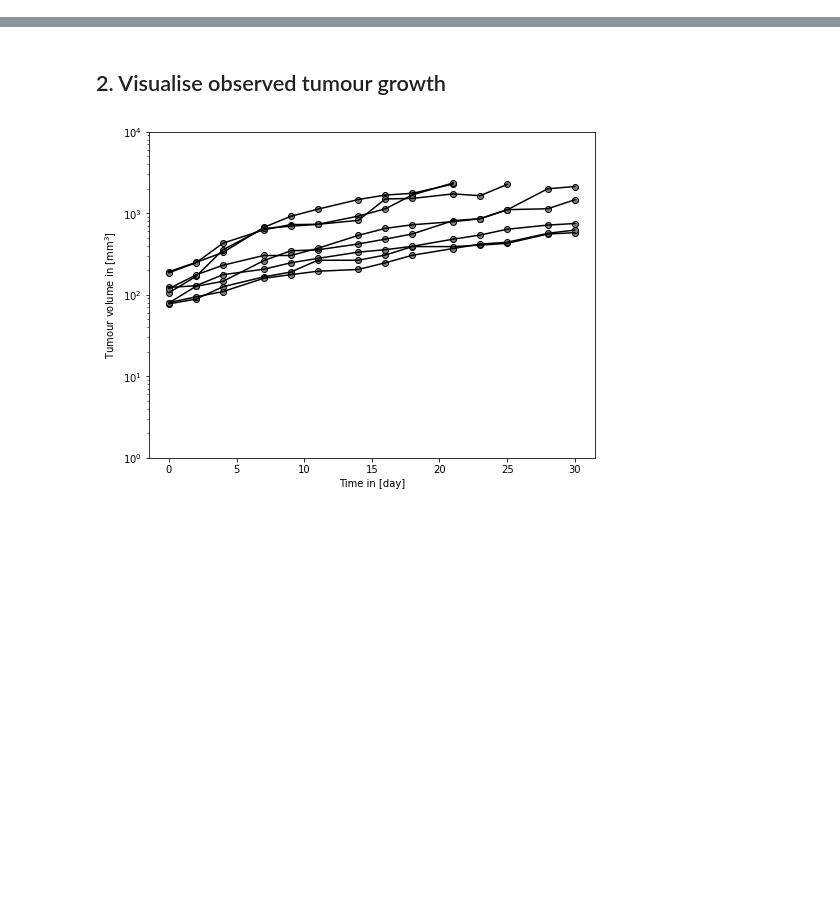
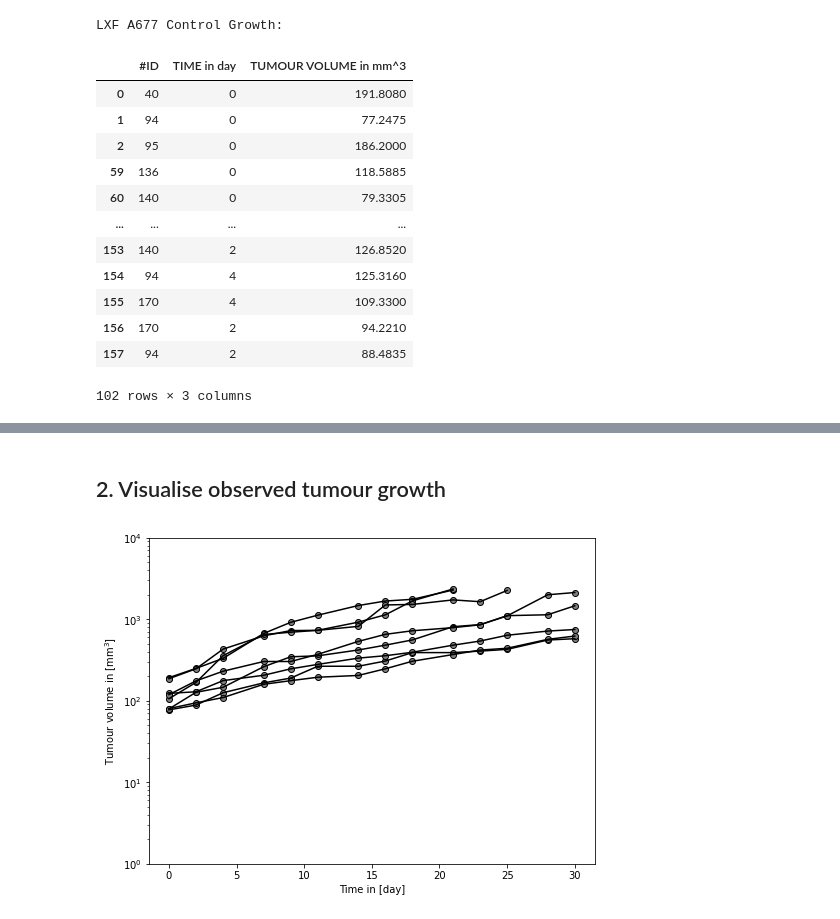
Before and after one commit to DavAug/ErlotinibGefitinib, a Jupyter notebook: control_growth_analysis.ipynb, the cells around one changed output, grey strips where cells are left out. Drawn from its saved outputs; the diff is of its cells as text; code cells hidden in the pictures; blank space fills up the shorter version.

```diff
--- a/control_growth_analysis.ipynb
+++ b/control_growth_analysis.ipynb
@@ -42,0 +105,69 @@ data
+# %%
+#
+# Create LXF A677 data from raw data set.
+#
+import os
+import pandas as pd
+
+# Import LXF A677 data
+path = os.getcwd()  # to make import independent of local path structure
+lxf_data_raw = pd.read_csv(path + '/data/Ctrl_Growth_LXF.csv')
+
+# Make sure that data is stored as numeric data
+lxf_data = lxf_data_raw.apply(pd.to_numeric, errors='coerce')
+
+# Mask data for non-null Y rows
+lxf_data = lxf_data[lxf_data['Y'].notnull()]
+
+# Rename Y to TUMOUR VOLUME in mm^3
+lxf_data = lxf_data.rename(columns={'Y': 'TUMOUR VOLUME in mm^3'})
+
+# Rename TIME to TIME in day
+lxf_data = lxf_data.rename(columns={'TIME': 'TIME in day'})
+
+# Raise error if DOSE, ADDL, II, YTYPE, CENS, CELL LINE, DOSE GROUP, DRUG, EXPERIMENT or DRUGCAT are not uni-valued
+if len(lxf_data['DOSE'].unique()) > 1:
+    raise ValueError
+if len(lxf_data['ADDL'].unique()) > 1:
+    raise ValueError
+if len(lxf_data['II'].unique()) > 1:
+    raise ValueError
+if len(lxf_data['YTYPE'].unique()) > 1:
+    raise ValueError
+if len(lxf_data['CENS'].unique()) > 1:
+    raise ValueError
+if len(lxf_data['CELL LINE'].unique()) > 1:
+    raise ValueError
+if len(lxf_data['DOSE GROUP'].unique()) > 1:
+    raise ValueError
+if len(lxf_data['DRUG'].unique()) > 1:
+    raise ValueError
+if len(lxf_data['EXPERIMENT'].unique()) > 1:
+    raise ValueError
+if len(lxf_data['DRUGCAT'].unique()) > 1:
+    raise ValueError
+
+# Keep only #ID, TIME and TUMOUR VOLUME column
+lxf_data = lxf_data[['#ID', 'TIME in day', 'TUMOUR VOLUME in mm^3']]
+
+# Delete raw data from memory
+del lxf_data_raw
+
+# Display cleaned data set
+print('LXF A677 Control Growth:')
+lxf_data
+# %% [output]
+LXF A677 Control Growth:
+|  | #ID | TIME in day | TUMOUR VOLUME in mm^3 |
+| 0 | 40 | 0 | 191.8080 |
+| 1 | 94 | 0 | 77.2475 |
+| 2 | 95 | 0 | 186.2000 |
+| 59 | 136 | 0 | 118.5885 |
+| 60 | 140 | 0 | 79.3305 |
+| ... | ... | ... | ... |
+| 153 | 140 | 2 | 126.8520 |
+| 154 | 94 | 4 | 125.3160 |
+| 155 | 170 | 4 | 109.3300 |
+| 156 | 170 | 2 | 94.2210 |
+| 157 | 94 | 2 | 88.4835 |
+102 rows × 3 columns
```
Also changed, not shown: parts of 11 cells of this notebook, 1 other file.
